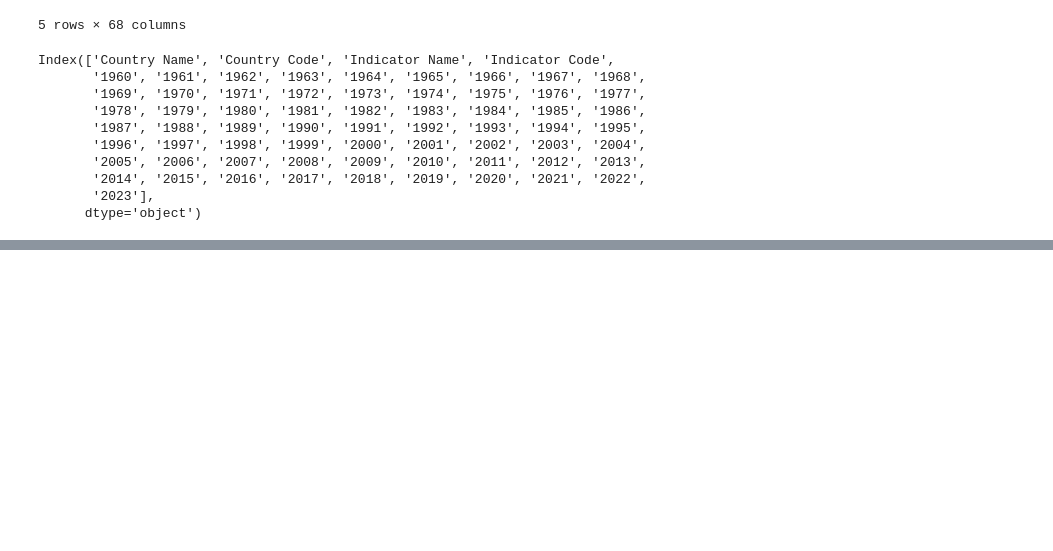
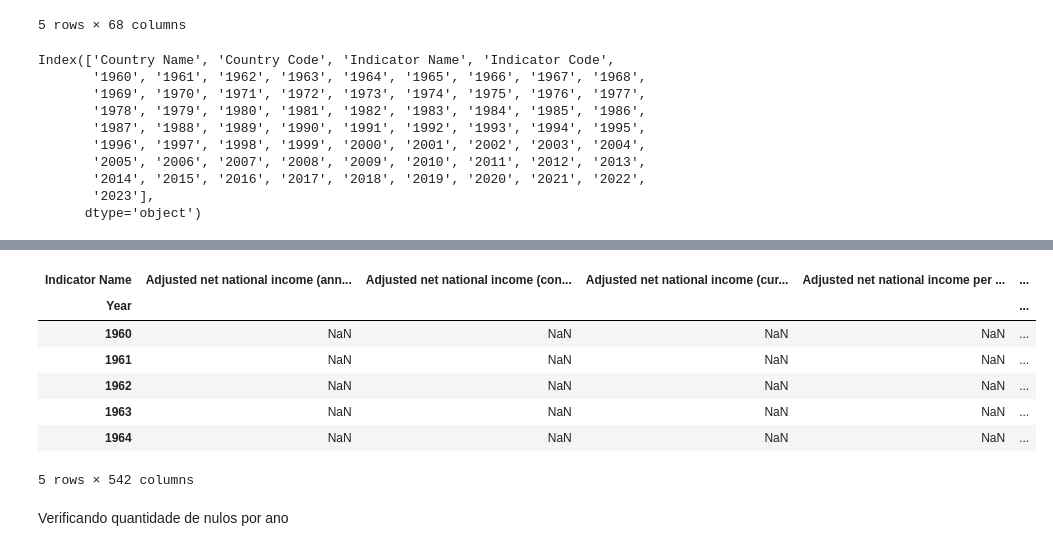
Before and after one commit to PrimeRibs2501/SME0852-SME0829, a Jupyter notebook: trab3.ipynb, the cells around one changed output, grey strips where cells are left out. Saved outputs shown, nothing was run; the diff lists cells and outputs as text; code cells hidden in the pictures; blank space fills up the shorter version.

```diff
--- a/trab3.ipynb
+++ b/trab3.ipynb
@@ -713,0 +118,7 @@ plt.show()
+# %%
+# Contar valores nulos por linha
+pds_nulos_por_indicador = df_brasil_wide.isna().sum(axis=0)
+
+# Exibir o resultado
+print("Quantidade de valores nulos por linha (ano):")
+print(pds_nulos_por_indicador.sort_values(ascending=False))
@@ -713,0 +140,7 @@ plt.show()
+# %%
+pds_nulos_por_indicador = pds_nulos_por_indicador.sort_values(ascending=False)
+indicadores_remover = []
+for indicador, valor in pds_nulos_por_indicador.items():
+    if valor >= 24: #Garantir ao menos 40 anos de dados
+        indicadores_remover.append(indicador)
+print(len(indicadores_remover))
@@ -713,0 +204,14 @@ plt.show()
+# %%
+new_df_brasil_wide = df_brasil_wide.drop(columns=indicadores_remover)
+new_df_brasil_wide.head()
+# %% [output]
+| Indicator Name | Adjusted net national income (ann... | Adjusted net national income (con... | Adjusted net national income (cur... | Adjusted net national income per ... | ... |
+| Year |  |  |  |  | ... |
+| 1960 | NaN | NaN | NaN | NaN | ... |
+| 1961 | NaN | NaN | NaN | NaN | ... |
+| 1962 | NaN | NaN | NaN | NaN | ... |
+| 1963 | NaN | NaN | NaN | NaN | ... |
+| 1964 | NaN | NaN | NaN | NaN | ... |
+5 rows × 542 columns
+# %% [markdown]
+Verificando quantidade de nulos por ano
```
Also changed, not shown: parts of 62 cells of this notebook.
